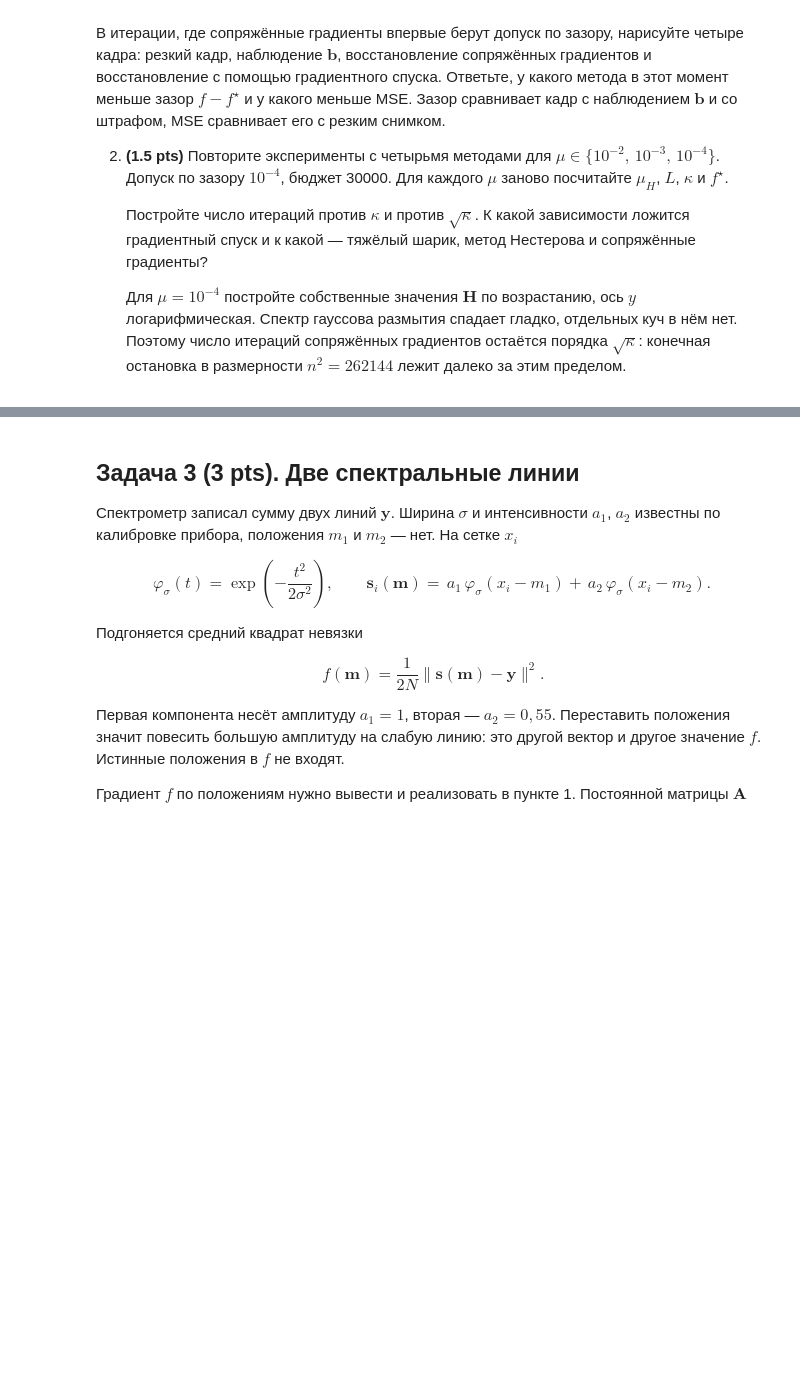
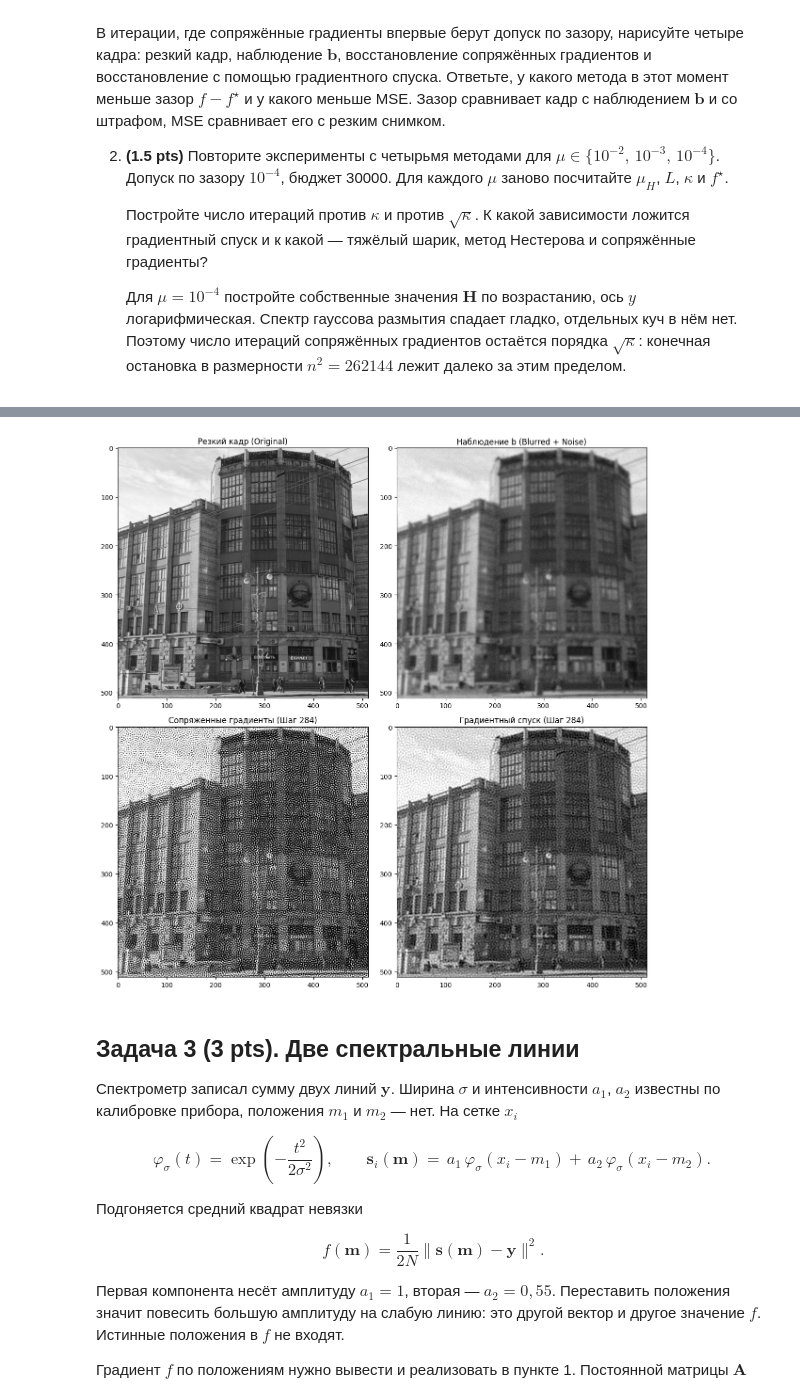
Before and after one commit to dchurikov1983/msc-methods-optimization-autumn-2026, a Jupyter notebook: Неделя 8. Ускоренные градиентные методы. Идея метода сопряженных градиентов/Неделя 8_Методы оптимизации_ДЗ_done.ipynb, the cells around one changed output, grey strips where cells are left out. Drawn from its saved outputs; the diff is of its cells as text; code cells hidden in the pictures; blank space fills up the shorter version.

```diff
--- a/Неделя 8. Ускоренные градиентные методы. Идея метода сопряженных градиентов/Неделя 8_Методы оптимизации_ДЗ_done.ipynb
+++ b/Неделя 8. Ускоренные градиентные методы. Идея метода сопряженных градиентов/Неделя 8_Методы оптимизации_ДЗ_done.ipynb
@@ -987,3 +949,61 @@ fig, axs = plt.subplots(2, 2, figsize=(12, 12))
+# %%
+# =============================================================================
+# 3. ОТРИСОВКА ЧЕТЫРЕХ КАДРОВ В МОМЕНТ ПЕРВОГО ДОСТИЖЕНИЯ ЗАЗОРА МЕТОДОМ СГ
+# =============================================================================
+cg_target_iter = k_cg
+
+# Прогоняем ГД заново ровно до итерации cg_target_iter для визуализации среза
+_, _, _, u_gd_slice = run_gd()
+# (u_gd_slice будет взят из истории, пересчитаем срез для честности)
+def get_slice_at(method_type, steps):
+    if method_type == 'gd':
+        u = np.zeros(n*n)
+        alpha = 1.0 / L_h
+        for _ in range(steps):
+            g = apply_H(u, eigvals, mu_penalty) - Kb
+            u = u - alpha * g
+        return u
+    elif method_type == 'cg':
+        u = np.zeros(n*n)
+        r = Kb - apply_H(u, eigvals, mu_penalty)
+        p = r.copy()
+        r_dot_r = np.dot(r, r)
+        for _ in range(steps):
+            Ap = apply_H(p, eigvals, mu_penalty)
+            alpha_cg = r_dot_r / np.dot(p, Ap)
+            u = u + alpha_cg * p
+            r_next = r - alpha_cg * Ap
+            r_next_dot_r_next = np.dot(r_next, r_next)
+            p = r_next + (r_next_dot_r_next / r_dot_r) * p
+            r = r_next
+            r_dot_r = r_next_dot_r_next
+        return u
+
+u_cg_slice = get_slice_at('cg', cg_target_iter)
+u_gd_slice = get_slice_at('gd', cg_target_iter)
+
+fig, axs = plt.subplots(2, 2, figsize=(12, 12))
+
+# 1. Резкий оригинальный кадр
+axs[0, 0].imshow(sharp.reshape(n, n), cmap="gray", vmin=0, vmax=1)
+axs[0, 0].set_title("Резкий кадр (Original)")
+
+# 2. Размытое наблюдение с шумом
+axs[0, 1].imshow(b.reshape(n, n), cmap="gray", vmin=0, vmax=1)
+axs[0, 1].set_title("Наблюдение b (Blurred + Noise)")
+
+# 3. Восстановление методом сопряженных градиентов
+axs[1, 0].imshow(u_cg_slice.reshape(n, n), cmap="gray", vmin=0, vmax=1)
+axs[1, 0].set_title(f"Сопряженные градиенты (Шаг {cg_target_iter})")
+
+# 4. Восстановление методом градиентного спуска
+axs[1, 1].imshow(u_gd_slice.reshape(n, n), cmap="gray", vmin=0, vmax=1)
+axs[1, 1].set_title(f"Градиентный спуск (Шаг {cg_target_iter})")
+
+plt.tight_layout()
+plt.show()
+# %% [output]
+[figure, added]
 # %% [markdown]
 ## Задача 3 (3 pts). Две спектральные линии
 
```
Also changed, not shown: parts of 1 cell of this notebook.
